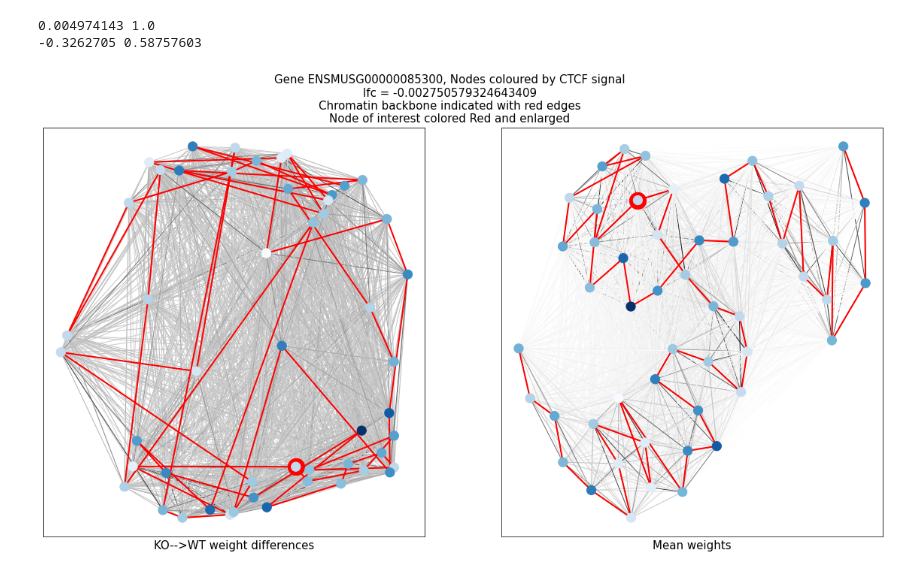
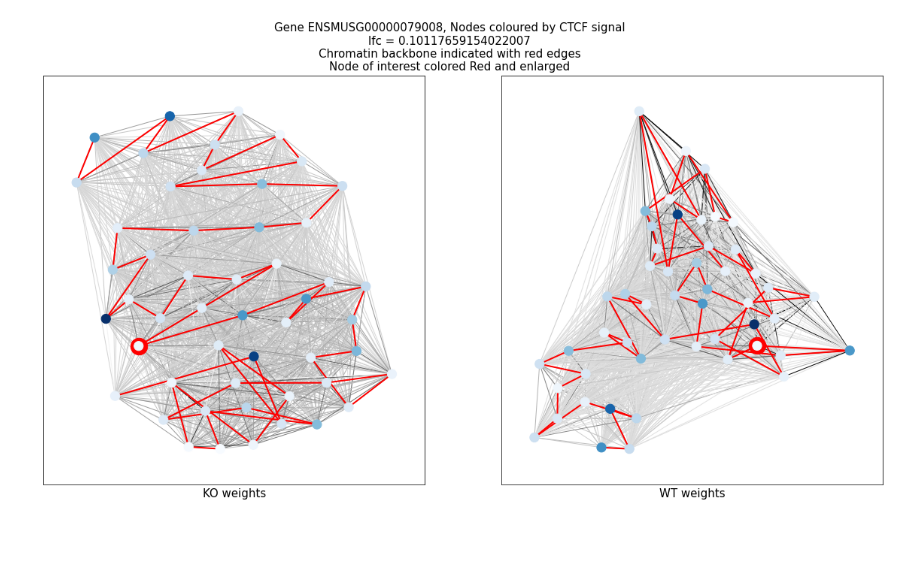
Before and after one commit to dhall1995/GrapHiC, a Jupyter notebook: Graph_visualisation.ipynb, the cells around one changed output. Drawn from its saved outputs; the diff is of its cells as text; code cells hidden in the pictures; blank space fills up the shorter version.

```diff
--- a/Graph_visualisation.ipynb
+++ b/Graph_visualisation.ipynb
@@ -38,8 +37,8 @@ def torch_to_nx(arch, fnames= fnames):
                    )
     G.add_edges_from([(arch.edge_index.numpy()[0,idx],
                        arch.edge_index.numpy()[1,idx],
-                     {'mean_weight': arch.edge_attr.numpy()[idx,0],
-                      'diff_weight': arch.edge_attr.numpy()[idx,1]}
+                     {'KO_weight': arch.edge_attr.numpy()[idx,0]-arch.edge_attr.numpy()[idx,1],
+                      'WT_weight': arch.edge_attr.numpy()[idx,0]+arch.edge_attr.numpy()[idx,1]}
                      ) for idx in np.arange(arch.edge_index.numpy().shape[1])
                      ])
 
@@ -53,13 +52,15 @@ def symlog(vec):
 
 def draw_graph(G,
                ax,
-               weight = 'mean_weight',
+               weight = 'WT_weight',
                color_nodes_by = 'Mbd3',
                node_cmap = 'Blues',
                edge_cmap = 'Reds',
                log_node_color = True,
                log_edge_weight = True
                ):
+    #remove self loops for visualisation purposes
+    G.remove_edges_from(nx.selfloop_edges(G))
 
     pos = nx.spring_layout(G, weight = weight)
 
@@ -75,6 +76,7 @@ def draw_graph(G,
     if log_node_color:
         node_cols = symlog(node_cols)
 
+
     nx.draw_networkx_nodes(G,
                            pos,
                            node_color=node_cols,
@@ -83,8 +85,8 @@ def draw_graph(G,
                            ax = ax
                            )
 
+
     edge_weights = np.array([G[edge[0]][edge[1]][weight] for edge in G.edges()])
-    print(np.min(edge_weights),np.max(edge_weights))
     if log_edge_weight:
         edge_weights = symlog(edge_weights)
 
@@ -105,32 +107,32 @@ def draw_graph(G,
                            ax = ax
                            )
 # %%
-DATASET = "Data/dset_15difffeatures_500kb_wayneRNAseq.pt"
+DATASET = "tutorial_data/500examplegraphs_18features_500kb_rnaseqtarget.pt"
 dset = torch.load(DATASET)
 # %%
 fig,ax = plt.subplots(1,2, figsize = (20,10))
-node_col_mean = 'CTCF mean'
-node_col_diff = 'CTCF diff'
-idx = 0
+node_col_WT = 'WT_CTCF_mean'
+node_col_KO = 'KO_CTCF_mean'
+idx = 50
 
 dat,name = torch_to_nx(dset[idx])
 draw_graph(dat,
            ax[1],
            color_nodes_by=node_col_WT,
-           weight = 'mean_weight',
+           weight = 'WT_weight',
            log_edge_weight = True
           )
-ax[1].set_xlabel("Mean weights", size = 15)
+ax[1].set_xlabel("WT weights", size = 15)
 
 draw_graph(dat,
            ax[0],
-           color_nodes_by=node_col_KO,
-           weight = 'diff_weight')
-ax[0].set_xlabel("KO-->WT weight differences", size = 15)
+           color_nodes_by=node_col_WT,
+           weight = 'KO_weight',
+           log_edge_weight = True
+          )
+ax[0].set_xlabel("KO weights", size = 15)
 
 title = fig.suptitle(f"Gene {name}, Nodes coloured by CTCF signal\nlfc = {dset[idx].y}\nChromatin backbone indicated with red edges\nNode of interest colored Red and enlarged",
          size = 15)
 # %% [output]
-0.004974143 1.0
--0.3262705 0.58757603
-[figure, old version]
+[figure, new version]
```
Also changed, not shown: parts of 4 cells of this notebook, 2 other files.
